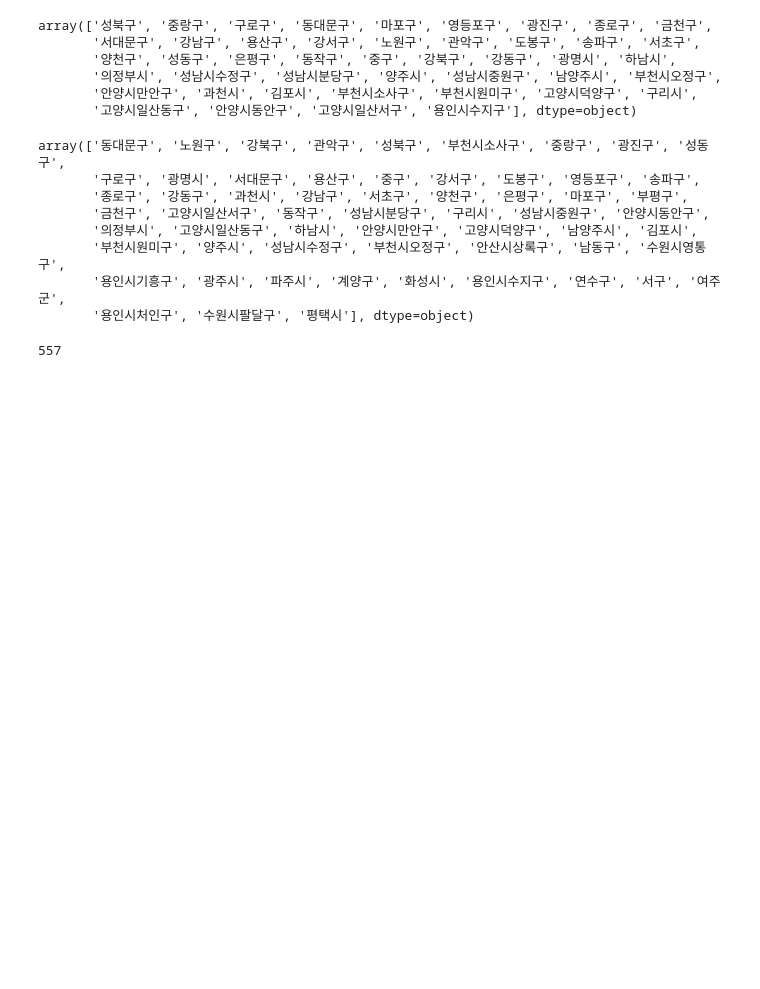
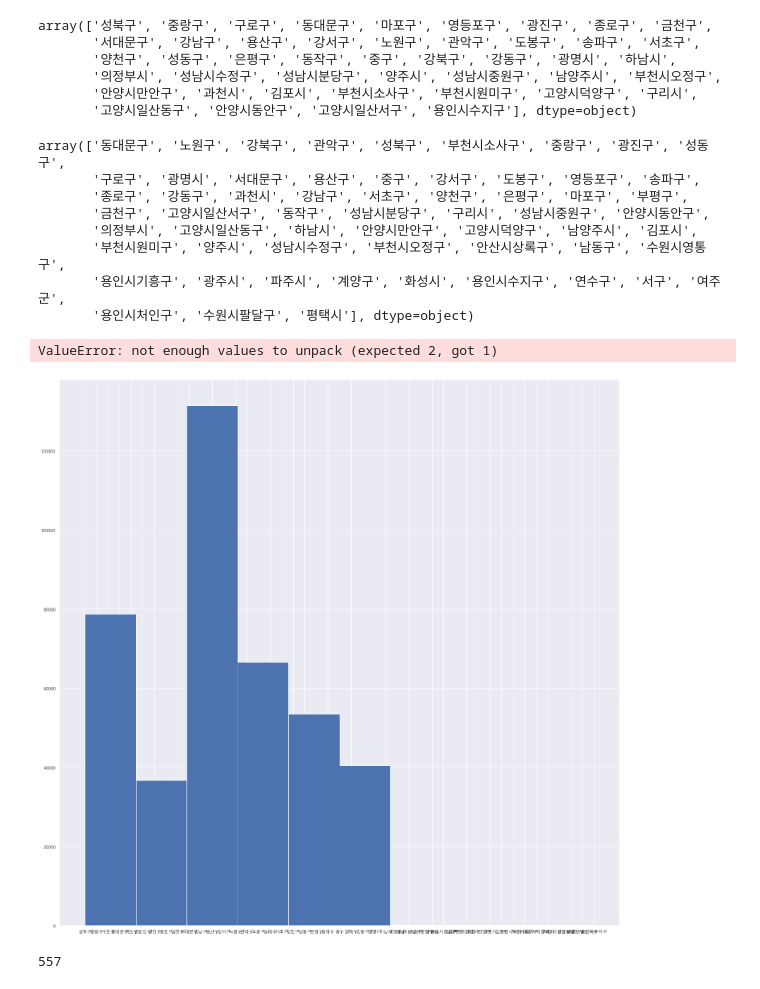
Before and after one commit to growthterrace/TIL, a Jupyter notebook: Mobility_handicap_EDA.ver2.ipynb, the cells around one changed output. Drawn from its saved outputs; the diff is of its cells as text; code cells hidden in the pictures; blank space fills up the shorter version.

```diff
--- a/Mobility_handicap_EDA.ver2.ipynb
+++ b/Mobility_handicap_EDA.ver2.ipynb
@@ -195,6 +179,13 @@ array(['동대문구', '노원구', '강북구', '관악구', '성북구', '부
        '부천시원미구', '양주시', '성남시수정구', '부천시오정구', '안산시상록구', '남동구', '수원시영통구',
        '용인시기흥구', '광주시', '파주시', '계양구', '화성시', '용인시수지구', '연수구', '서구', '여주군',
        '용인시처인구', '수원시팔달구', '평택시'], dtype=object)
+# %%
+df1['startpos1'].hist(figsize = (25,25), bins = 10)
+plt.ylim([10000,])
+plt.show()
+# %% [output]
+ValueError: not enough values to unpack (expected 2, got 1)
+[figure, added]
 # %%
 df1['startpos2'].nunique()
 # %% [output]
```
Also changed, not shown: parts of 2 cells of this notebook.
